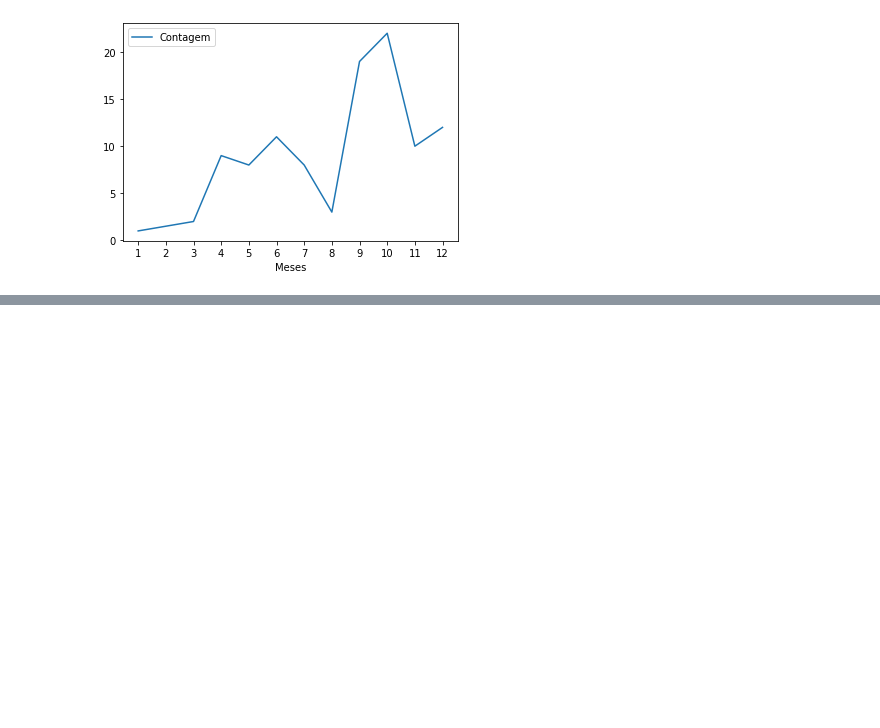
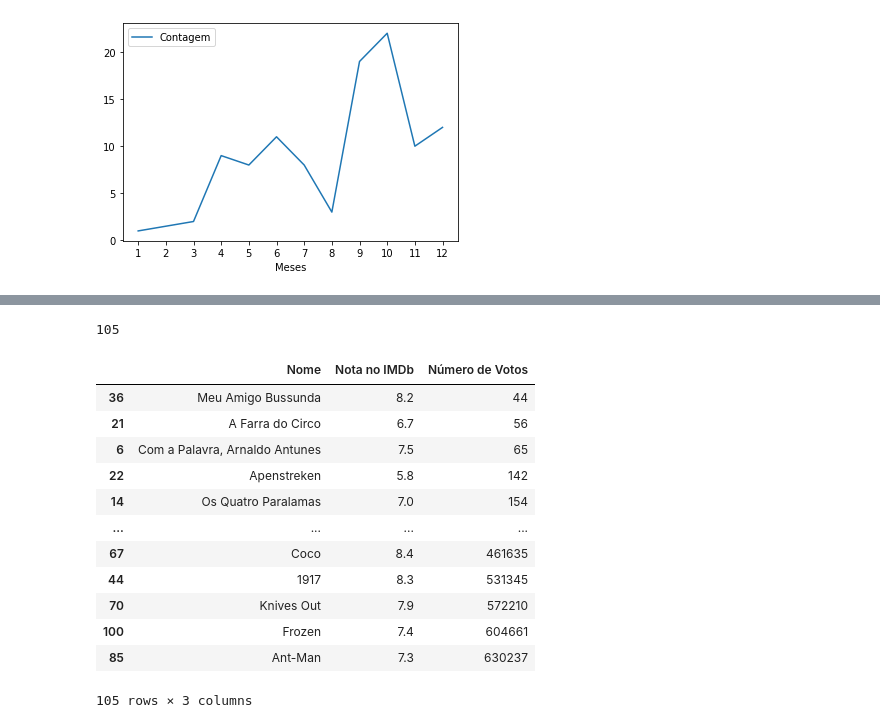
Before and after one commit to rodolforicardotech/my-movies-2021, a Jupyter notebook: analise.ipynb, the cells around one changed output, grey strips where cells are left out. Saved outputs shown, nothing was run; the diff lists cells and outputs as text; code cells hidden in the pictures; blank space fills up the shorter version.

Commit message:
número de votos, numero de series, relaca voto e nota

```diff
--- a/analise.ipynb
+++ b/analise.ipynb
@@ -380,0 +397,21 @@ Name: Diretores, dtype: int64
+# %%
+df1["Gênero"].str.contains("ocu").count()
+# %% [output]
+105
+# %%
+# Criando um dataframe com o nome, nota e número de votos.
+df1[["Nome", "Nota no IMDb", "Número de Votos"]].sort_values(by="Número de Votos")
+# %% [output]
+|  | Nome | Nota no IMDb | Número de Votos |
+| 36 | Meu Amigo Bussunda | 8.2 | 44 |
+| 21 | A Farra do Circo | 6.7 | 56 |
+| 6 | Com a Palavra, Arnaldo Antunes | 7.5 | 65 |
+| 22 | Apenstreken | 5.8 | 142 |
+| 14 | Os Quatro Paralamas | 7.0 | 154 |
+| ... | ... | ... | ... |
+| 67 | Coco | 8.4 | 461635 |
+| 44 | 1917 | 8.3 | 531345 |
+| 70 | Knives Out | 7.9 | 572210 |
+| 100 | Frozen | 7.4 | 604661 |
+| 85 | Ant-Man | 7.3 | 630237 |
+105 rows × 3 columns
```
Also changed, not shown: parts of 6 cells of this notebook, 1 other file.
